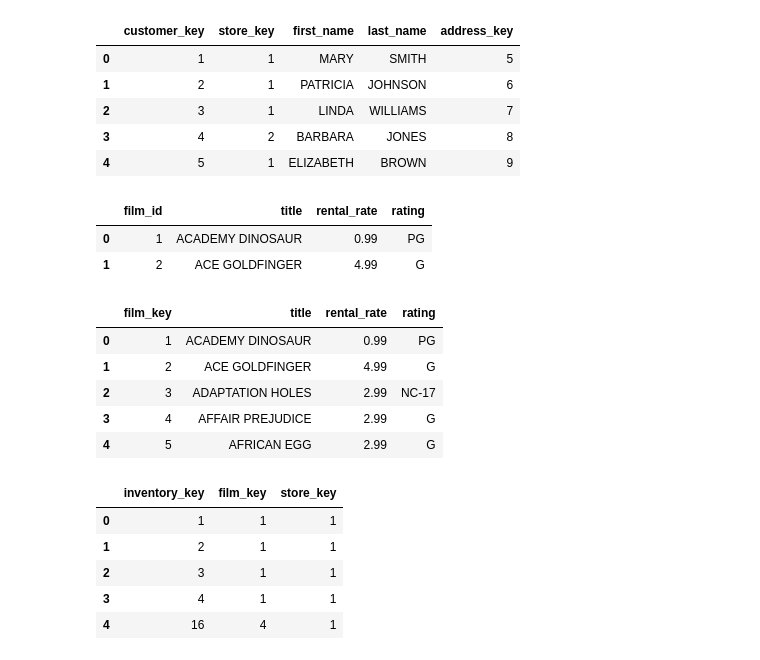
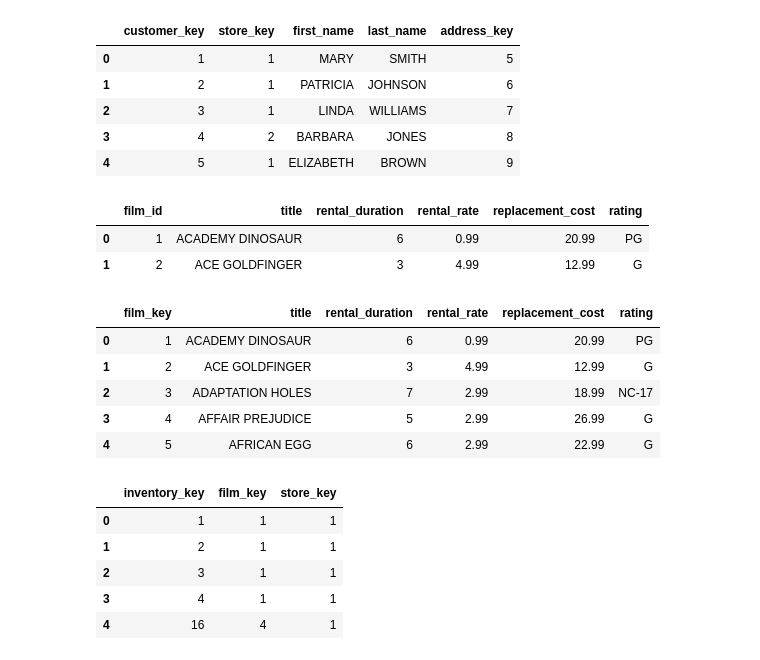
Before and after one commit to tmegandoan/DS-2002-002, a Jupyter notebook: Projects/Midterm1.ipynb, the cells around one changed output. Drawn from its saved outputs; the diff is of its cells as text; code cells hidden in the pictures.

```diff
--- a/Projects/Midterm1.ipynb
+++ b/Projects/Midterm1.ipynb
@@ -30,28 +30,34 @@ src_dbname = "sakila"
 dst_dbname = "sakila_dw"
 # %%
 def get_dataframe(user_id, pwd, host_name, db_name, sql_query):
-    conn_str = f"mysql+pymysql://{user_id}:{pwd}@{host_name}/{db_name}"
-    sqlEngine = create_engine(conn_str, pool_recycle=3600)
-    connection = sqlEngine.connect()
-    dframe = pd.read_sql(sql_query, connection);
-    connection.close()
+    try:
+        conn_str = f"mysql+pymysql://{user_id}:{pwd}@{host_name}/{db_name}"
+        sqlEngine = create_engine(conn_str, pool_recycle=3600)
+        connection = sqlEngine.connect()
+        dframe = pd.read_sql(sql_query, connection);
+        connection.close()
 
-    return dframe
+        return dframe
+    except:
+        print('Error: failure to retreive dataframe')
 
 
 def set_dataframe(user_id, pwd, host_name, db_name, df, table_name, pk_column, db_operation):
-    conn_str = f"mysql+pymysql://{user_id}:{pwd}@{host_name}/{db_name}"
-    sqlEngine = create_engine(conn_str, pool_recycle=3600)
-    connection = sqlEngine.connect()
+    try:
+        conn_str = f"mysql+pymysql://{user_id}:{pwd}@{host_name}/{db_name}"
+        sqlEngine = create_engine(conn_str, pool_recycle=3600)
+        connection = sqlEngine.connect()
 
-    if db_operation == "insert":
-        df.to_sql(table_name, con=connection, index=False, if_exists='replace')
-        sqlEngine.execute(f"ALTER TABLE {table_name} ADD PRIMARY KEY ({pk_column});")
+        if db_operation == "insert":
+            df.to_sql(table_name, con=connection, index=False, if_exists='replace')
+            sqlEngine.execute(f"ALTER TABLE {table_name} ADD PRIMARY KEY ({pk_column});")
 
-    elif db_operation == "update":
-        df.to_sql(table_name, con=connection, index=False, if_exists='append')
+        elif db_operation == "update":
+            df.to_sql(table_name, con=connection, index=False, if_exists='append')
 
-    connection.close()
+        connection.close()
+    except:
+        print('Error: failure to set dataframe')
 # %%
 conn_str = f"mysql+pymysql://{user_id}:{pwd}@{host_name}"
 sqlEngine = create_engine(conn_str, pool_recycle=3600)
@@ -226,23 +243,23 @@ df_customers.head(5)
 | 3 | 4 | 2 | BARBARA | JONES | 8 |
 | 4 | 5 | 1 | ELIZABETH | BROWN | 9 |
 # %%
-drop_cols = ['description','release_year','language_id','original_language_id', 'rental_duration', 'length', 'replacement_cost', 'special_features', 'last_update']
+drop_cols = ['description','release_year','language_id','original_language_id', 'length', 'special_features', 'last_update']
 df_film.drop(drop_cols, axis=1, inplace=True)
 df_film.head(2)
 # %% [output]
-|  | film_id | title | rental_rate | rating |
-| 0 | 1 | ACADEMY DINOSAUR | 0.99 | PG |
-| 1 | 2 | ACE GOLDFINGER | 4.99 | G |
+|  | film_id | title | rental_duration | rental_rate | replacement_cost | rating |
+| 0 | 1 | ACADEMY DINOSAUR | 6 | 0.99 | 20.99 | PG |
+| 1 | 2 | ACE GOLDFINGER | 3 | 4.99 | 12.99 | G |
 # %%
 df_film.rename(columns={"film_id" : "film_key"}, inplace=True)
 df_film.head(5)
 # %% [output]
-|  | film_key | title | rental_rate | rating |
-| 0 | 1 | ACADEMY DINOSAUR | 0.99 | PG |
-| 1 | 2 | ACE GOLDFINGER | 4.99 | G |
-| 2 | 3 | ADAPTATION HOLES | 2.99 | NC-17 |
-| 3 | 4 | AFFAIR PREJUDICE | 2.99 | G |
-| 4 | 5 | AFRICAN EGG | 2.99 | G |
+|  | film_key | title | rental_duration | rental_rate | replacement_cost | rating |
+| 0 | 1 | ACADEMY DINOSAUR | 6 | 0.99 | 20.99 | PG |
+| 1 | 2 | ACE GOLDFINGER | 3 | 4.99 | 12.99 | G |
+| 2 | 3 | ADAPTATION HOLES | 7 | 2.99 | 18.99 | NC-17 |
+| 3 | 4 | AFFAIR PREJUDICE | 5 | 2.99 | 26.99 | G |
+| 4 | 5 | AFRICAN EGG | 6 | 2.99 | 22.99 | G |
 # %%
 df_inventory.rename(columns={"film_id" : "film_key", "store_id" : "store_key", "inventory_id" : "inventory_key"}, inplace=True)
 df_inventory.head()
```
Also changed, not shown: parts of 12 cells of this notebook.
